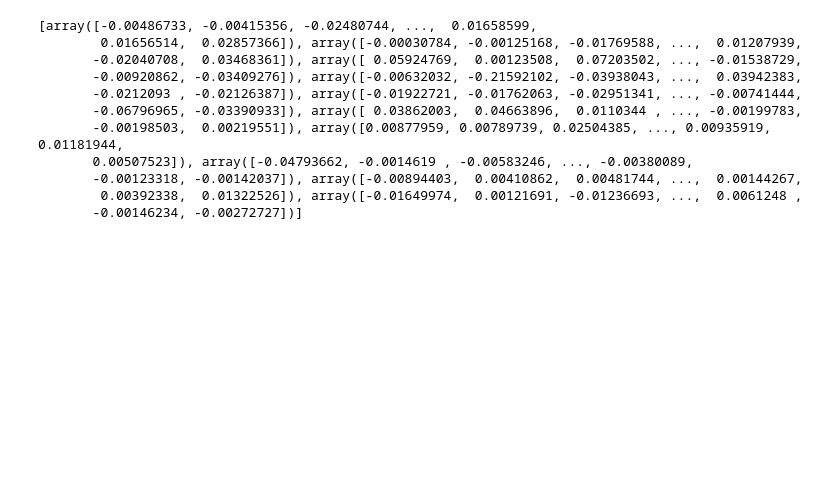
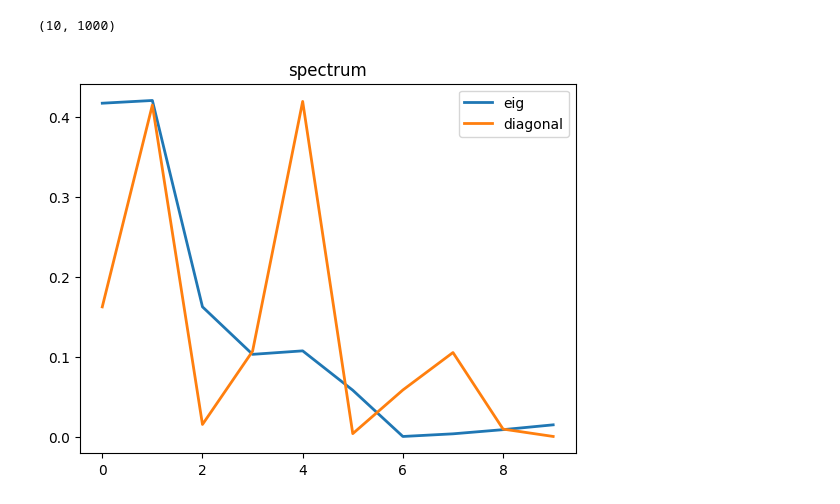
Before and after one commit to Xieyangxinyu/vie, a Jupyter notebook: Mondrian_matrix.ipynb, the cells around one changed output. Saved outputs shown, nothing was run; the diff lists cells and outputs as text; code cells hidden in the pictures; blank space fills up the shorter version.

```diff
--- a/Mondrian_matrix.ipynb
+++ b/Mondrian_matrix.ipynb
@@ -259,6 +259,15 @@ def draw(dim_in, psi_est, labels = None):
     plt.legend()
     plt.show()
 # %%
+def populate_importance(subset_vector, importance):
+    importance = list(importance)
+    m = len(subset_vector)
+    res = np.zeros(m)
+    for i in range(m):
+        if subset_vector[i] != 0:
+            res[i] = importance.pop()
+    return res
+
 n = 1000
 dim_in = 10
 x_train = np.random.rand(n,dim_in)*2 - 1
@@ -279,32 +288,46 @@ for dim in range(dim_in):
     x_eval = None
     y_eval = []
     x_diff = []
+    subset_all = []
     for tree in range(M):
-        if sum(sum(abs(X_bd_all[tree,dim] - X))) > 0:
-            temp = X_bd_all[tree,dim] - X
-            subset = temp[:,dim] != 0
+        temp = X_bd_all[tree,dim] - X
+        subset = temp[:,dim] != 0
+        subset_all = subset_all + list(subset)
+        if sum(subset) > 0:
             if x_eval is None:
                 x_eval = X_bd_all[tree,dim][subset]
             else:
                 x_eval = np.vstack((x_eval, X_bd_all[tree,dim][subset]))
             y_eval = y_eval + list(y_hat_train[subset])
             x_diff = x_diff + list(temp[:,dim][subset])
+
     _, y_hat_test = evaluate(x_train, y_train, x_eval, M, delta, history, w_kernel, mondrian_kernel = True,
                             weights_from_lifetime=weights_lifetime)
 
-    importance.append(((y_eval - y_hat_test)/x_diff))
-#importance = np.vstack(importance)
-
-print(importance)
+    importance_temp = populate_importance(subset_all, ((y_eval - y_hat_test)/x_diff))
+    importance_temp = np.reshape(importance_temp, (len(X), M))
+    importance_temp = np.mean(importance_temp, axis = 1)
+    importance.append(importance_temp)
+importance = np.vstack(importance)
 # %% [output]
-[array([-0.00486733, -0.00415356, -0.02480744, ...,  0.01658599,
-        0.01656514,  0.02857366]), array([-0.00030784, -0.00125168, -0.01769588, ...,  0.01207939,
-       -0.02040708,  0.03468361]), array([ 0.05924769,  0.00123508,  0.07203502, ..., -0.01538729,
-       -0.00920862, -0.03409276]), array([-0.00632032, -0.21592102, -0.03938043, ...,  0.03942383,
-       -0.0212093 , -0.02126387]), array([-0.01922721, -0.01762063, -0.02951341, ..., -0.00741444,
-       -0.06796965, -0.03390933]), array([ 0.03862003,  0.04663896,  0.0110344 , ..., -0.00199783,
-       -0.00198503,  0.00219551]), array([0.00877959, 0.00789739, 0.02504385, ..., 0.00935919, 0.01181944,
-       0.00507523]), array([-0.04793662, -0.0014619 , -0.00583246, ..., -0.00380089,
-       -0.00123318, -0.00142037]), array([-0.00894403,  0.00410862,  0.00481744, ...,  0.00144267,
-        0.00392338,  0.01322526]), array([-0.01649974,  0.00121691, -0.01236693, ...,  0.0061248 ,
-       -0.00146234, -0.00272727])]
+(10, 1000)
+# %%
+H = np.matmul(importance, np.transpose(importance))
+# %%
+def plot_spectrum(y, y_diag, title):
+    x = np.linspace(0, len(y)-1, len(y))
+
+    fig, ax = plt.subplots()
+
+    ax.plot(x, y, linewidth=2.0, label = "eig")
+    ax.plot(x, y_diag, linewidth=2.0, label = "diagonal")
+
+    plt.legend()
+    plt.title(title)
+    plt.show()
+
+eig = np.linalg.eig(H)[0]
+y_diag = np.diagonal(H)
+plot_spectrum(eig, y_diag, 'spectrum')
+# %% [output]
+[figure, added]
```
